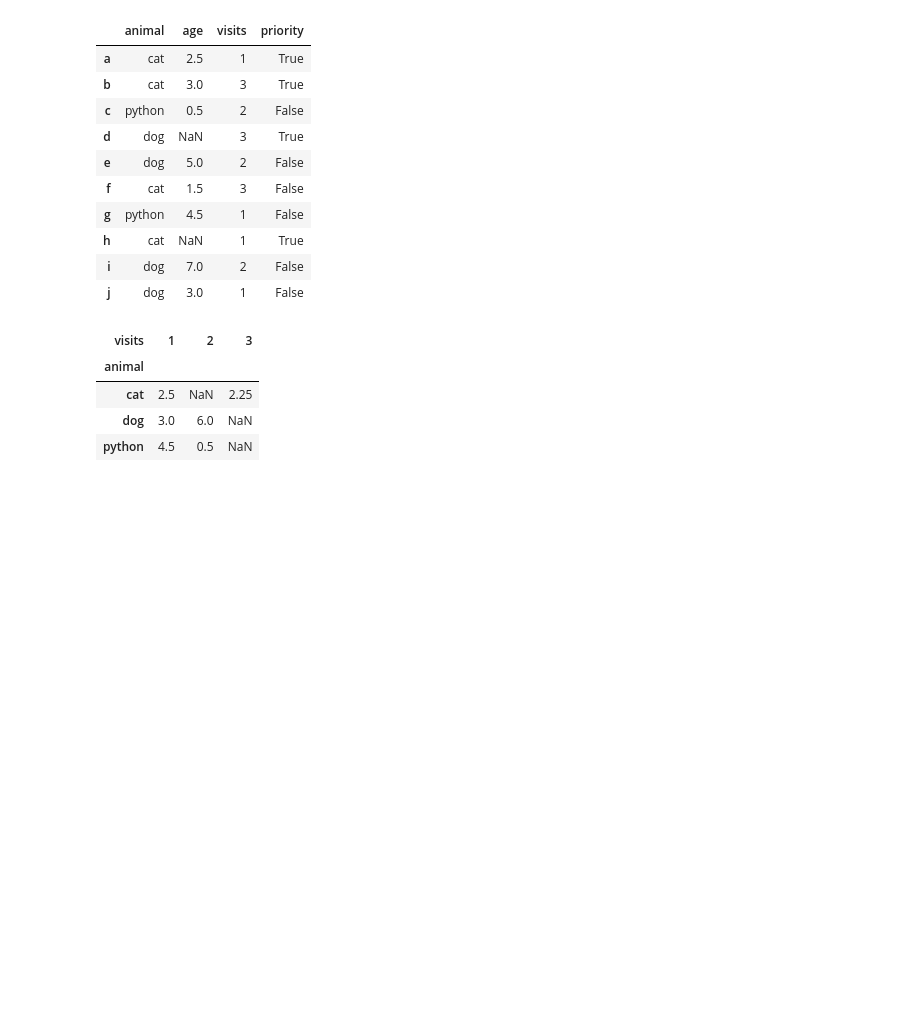
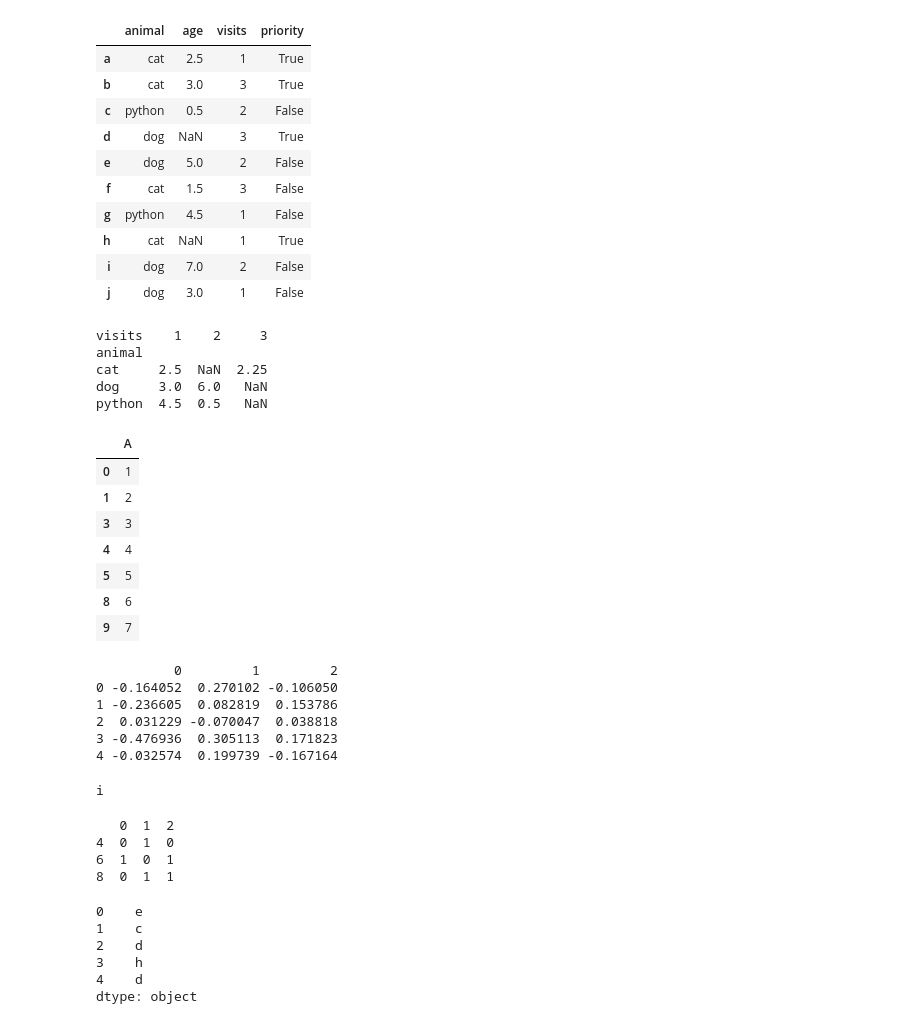
Before and after one commit to SEONGMIN-96/python_jupyter_learn, a Jupyter notebook: pet.ipynb, the cells around one changed output. Cells and saved outputs as stored; diff of their text form; code cells hidden in the pictures; blank space fills up the shorter version.

```diff
--- a/pet.ipynb
+++ b/pet.ipynb
@@ -258,10 +259,73 @@ df
 # 즉,각 행은 animal 이고, 각 열은 visit 이며, 값은 평
 
 df = df.pivot_table(index='animal', columns='visits', values='age', aggfunc='mean')
-df
+print(df)
 # %% [output]
-| visits | 1 | 2 | 3 |
-| animal |  |  |  |
-| cat | 2.5 | NaN | 2.25 |
-| dog | 3.0 | 6.0 | NaN |
-| python | 4.5 | 0.5 | NaN |
+visits    1    2     3
+animal
+cat     2.5  NaN  2.25
+dog     3.0  6.0   NaN
+python  4.5  0.5   NaN
+# %%
+# 22. 다음 객체에서 키값 A와 중복된 값이 제거된 1,2,3,4,5,6,7 이 출려되는 코드를 작성
+df = pd.DataFrame({'A': [1, 2, 2, 3, 4, 5, 5, 5, 6, 7, 7]})
+df.drop_duplicates()
+# %% [output]
+|  | A |
+| 0 | 1 |
+| 1 | 2 |
+| 3 | 3 |
+| 4 | 4 |
+| 5 | 5 |
+| 8 | 6 |
+| 9 | 7 |
+# %%
+# 23. 다음 객체에서 행의 각 요소에서 행의 평균을 뺀 값을 출력
+df = pd.DataFrame(np.random.random(size=(5, 3)))
+df = df.sub(df.mean(axis=1), axis=0)
+print(df)
+# %% [output]
+          0         1         2
+0 -0.164052  0.270102 -0.106050
+1 -0.236605  0.082819  0.153786
+2  0.031229 -0.070047  0.038818
+3 -0.476936  0.305113  0.171823
+4 -0.032574  0.199739 -0.167164
+# %%
+# 24. 다음 객체에서 가장 작은 합계를 가진 숫자열의 열을 출력(최대값은 max)
+df = pd.DataFrame(np.random.random(size=(5, 10)), columns=list('abcdefghij'))
+df = df.sum().idxmin()
+print(df)
+# %% [output]
+i
+# %%
+# 25. 다음 객체에서 중복된 값이 없는 유니크한 열의 카운트 출력(중복되지 않은 행은 몇 개..)
+df = pd.DataFrame(np.random.randint(0, 2, size=(10, 3)))
+len(df) - df.duplicated(keep=False).sum()
+print(df.drop_duplicates(keep=False))
+# %% [output]
+   0  1  2
+4  0  1  0
+6  1  0  1
+8  0  1  1
+# %%
+# 26. 객체의 각 행에 대해 세번째 NaN 값이 들어 있는 열을 찾으시오. 일련의 열 레이블을 반환해야 합니다.
+# 답은 e, c, d, h, d 입니다.
+nan = np.nan
+data = [[0.04,  nan,  nan, 0.25,  nan, 0.43, 0.71, 0.51,  nan,  nan],
+        [ nan,  nan,  nan, 0.04, 0.76,  nan,  nan, 0.67, 0.76, 0.16],
+        [ nan,  nan, 0.5 ,  nan, 0.31, 0.4 ,  nan,  nan, 0.24, 0.01],
+        [0.49,  nan,  nan, 0.62, 0.73, 0.26, 0.85,  nan,  nan,  nan],
+        [ nan,  nan, 0.41,  nan, 0.05,  nan, 0.61,  nan, 0.48, 0.68]]
+columns = list('abcdefghij')
+df = pd.DataFrame(data, columns=columns)
+
+df = (df.isnull().cumsum(axis=1) == 3).idxmax(axis=1)
+print(df)
+# %% [output]
+0    e
+1    c
+2    d
+3    h
+4    d
+dtype: object
```
Also changed, not shown: parts of 10 cells of this notebook, 2 other files.
